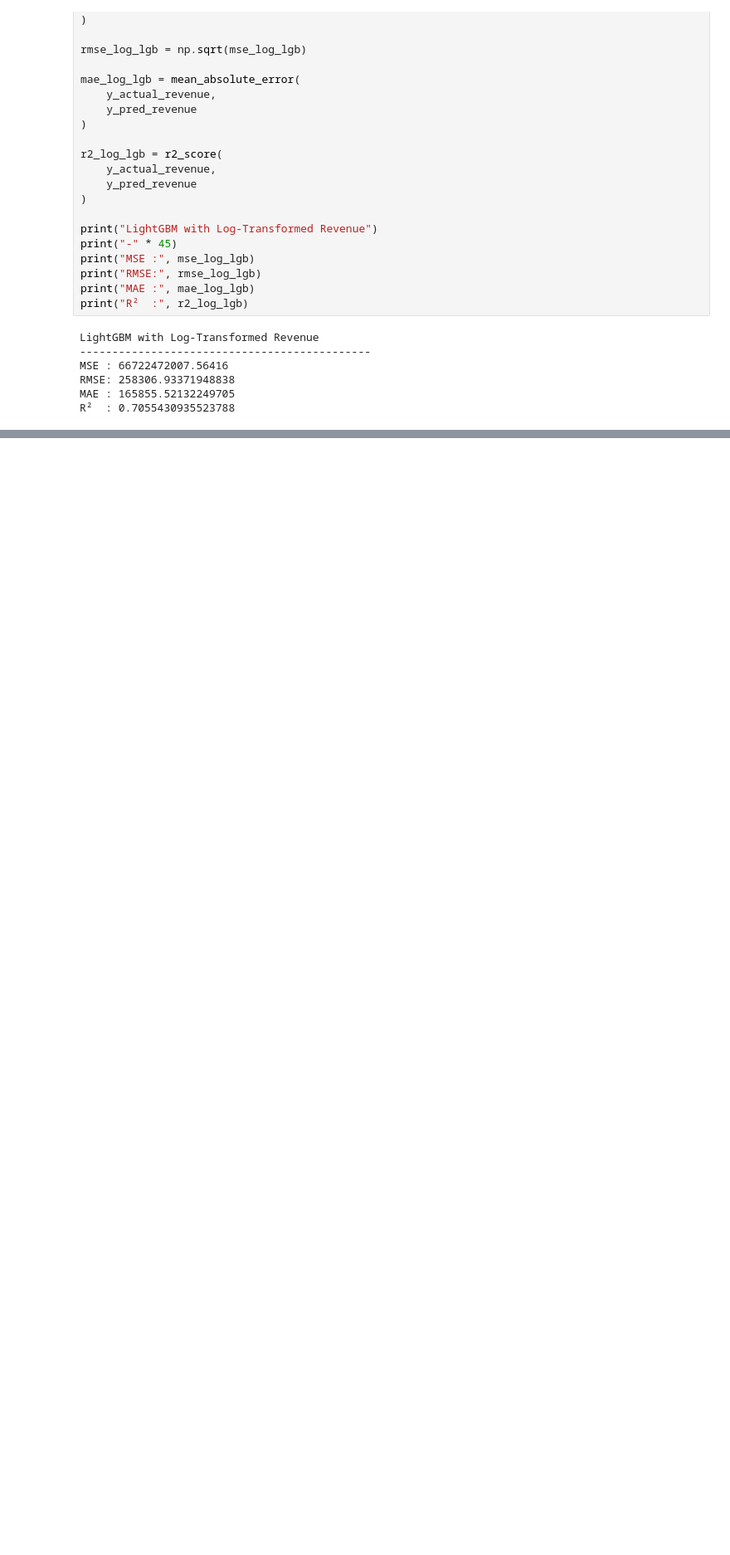
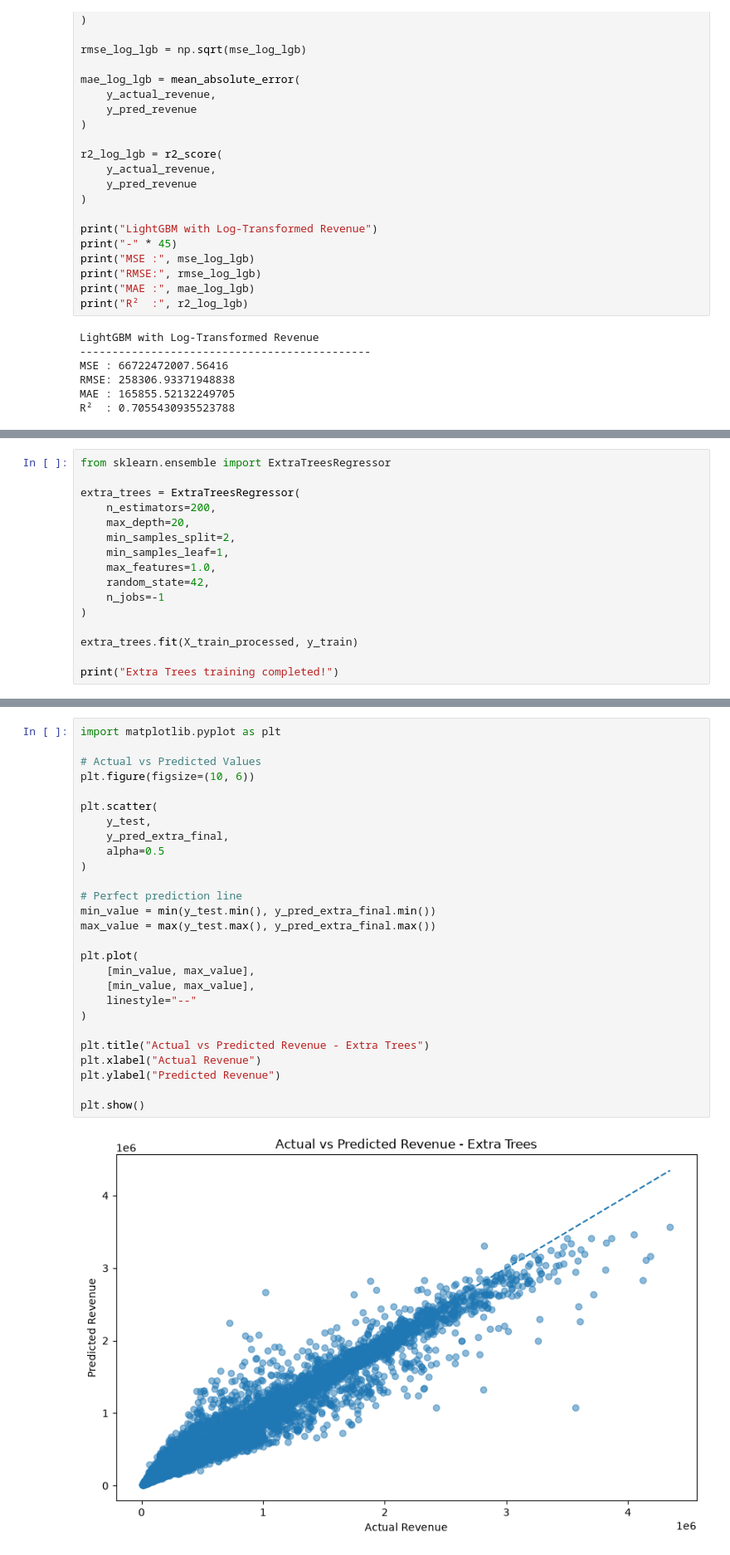
Before and after one commit to paulrobinsonr/Maketing_campaign_performance_prediction, a Jupyter notebook: view.ipynb, the cells around one changed output, grey strips where cells are left out. Shown at 83% size. Drawn from its saved outputs; the diff is of its cells as text; blank space fills up the shorter version.

Commit message:
Improve revenue prediction application

```diff
--- a/view.ipynb
+++ b/view.ipynb
@@ -2841,0 +3152,16 @@ R²  : 0.7055430935523788
+# %%
+from sklearn.ensemble import ExtraTreesRegressor
+
+extra_trees = ExtraTreesRegressor(
+    n_estimators=200,
+    max_depth=20,
+    min_samples_split=2,
+    min_samples_leaf=1,
+    max_features=1.0,
+    random_state=42,
+    n_jobs=-1
+)
+
+extra_trees.fit(X_train_processed, y_train)
+
+print("Extra Trees training completed!")
@@ -2841,0 +3288,29 @@ R²  : 0.7055430935523788
+# %%
+import matplotlib.pyplot as plt
+
+# Actual vs Predicted Values
+plt.figure(figsize=(10, 6))
+
+plt.scatter(
+    y_test,
+    y_pred_extra_final,
+    alpha=0.5
+)
+
+# Perfect prediction line
+min_value = min(y_test.min(), y_pred_extra_final.min())
+max_value = max(y_test.max(), y_pred_extra_final.max())
+
+plt.plot(
+    [min_value, max_value],
+    [min_value, max_value],
+    linestyle="--"
+)
+
+plt.title("Actual vs Predicted Revenue - Extra Trees")
+plt.xlabel("Actual Revenue")
+plt.ylabel("Predicted Revenue")
+
+plt.show()
+# %% [output]
+[figure, added]
```
Also changed, not shown: parts of 33 cells of this notebook, 1 other file.
